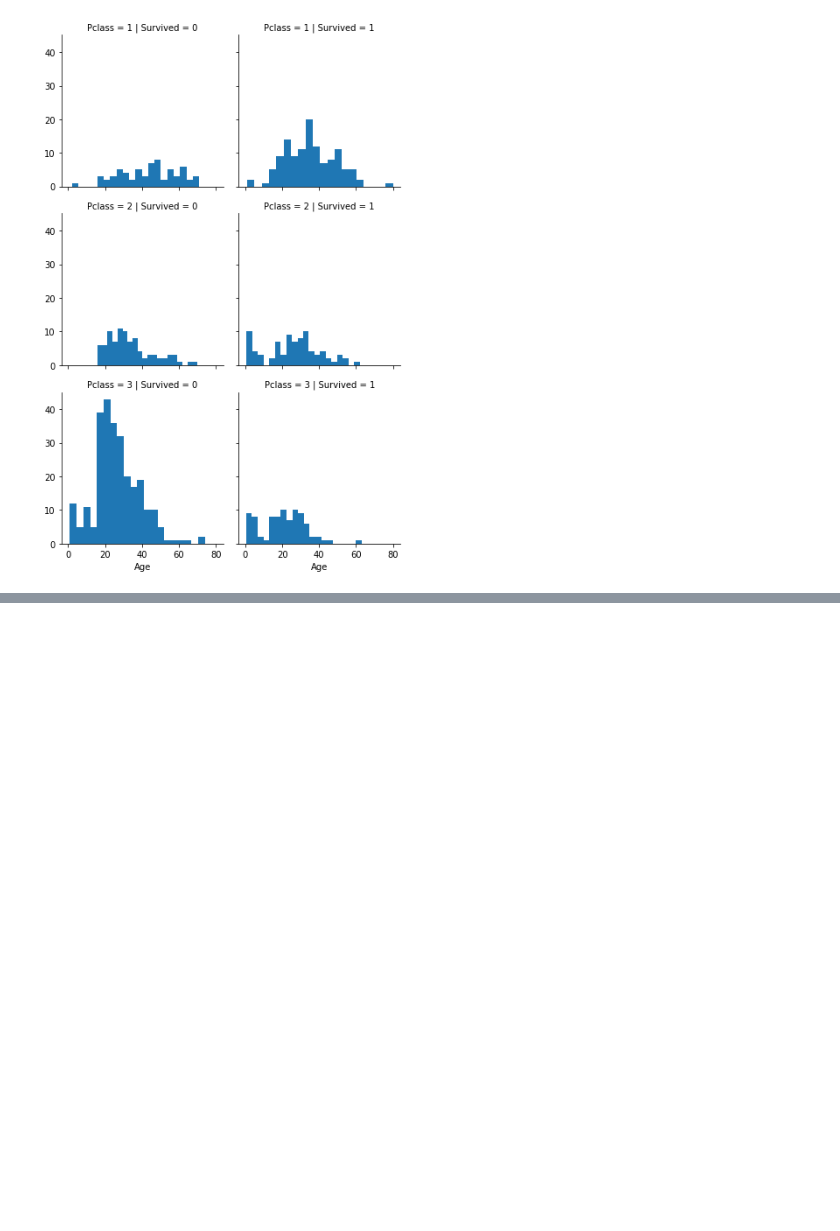
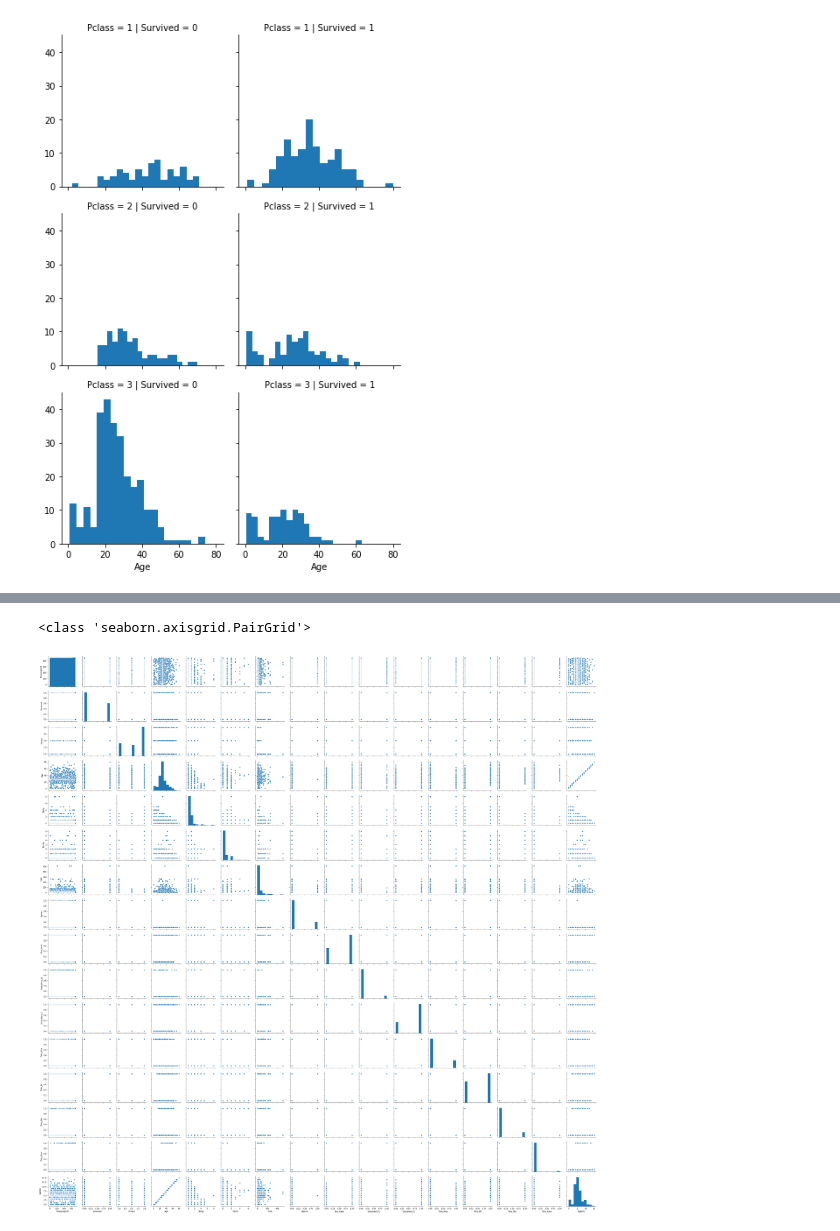
Before and after one commit to mameg2929/kaggle-titanic-py, a Jupyter notebook: tdss.ipynb, the cells around one changed output, grey strips where cells are left out. Cells and saved outputs as stored; diff of their text form; code cells hidden in the pictures; blank space fills up the shorter version.

```diff
--- a/tdss.ipynb
+++ b/tdss.ipynb
@@ -141,0 +417,6 @@ grid.map(plt.hist,"Age",bins=20)
+# %%
+pg=sns.pairplot(train_df1)
+print(type(pg))
+# %% [output]
+<class 'seaborn.axisgrid.PairGrid'>
+[figure, added]
```
Also changed, not shown: parts of 18 cells of this notebook, 1 other file.
